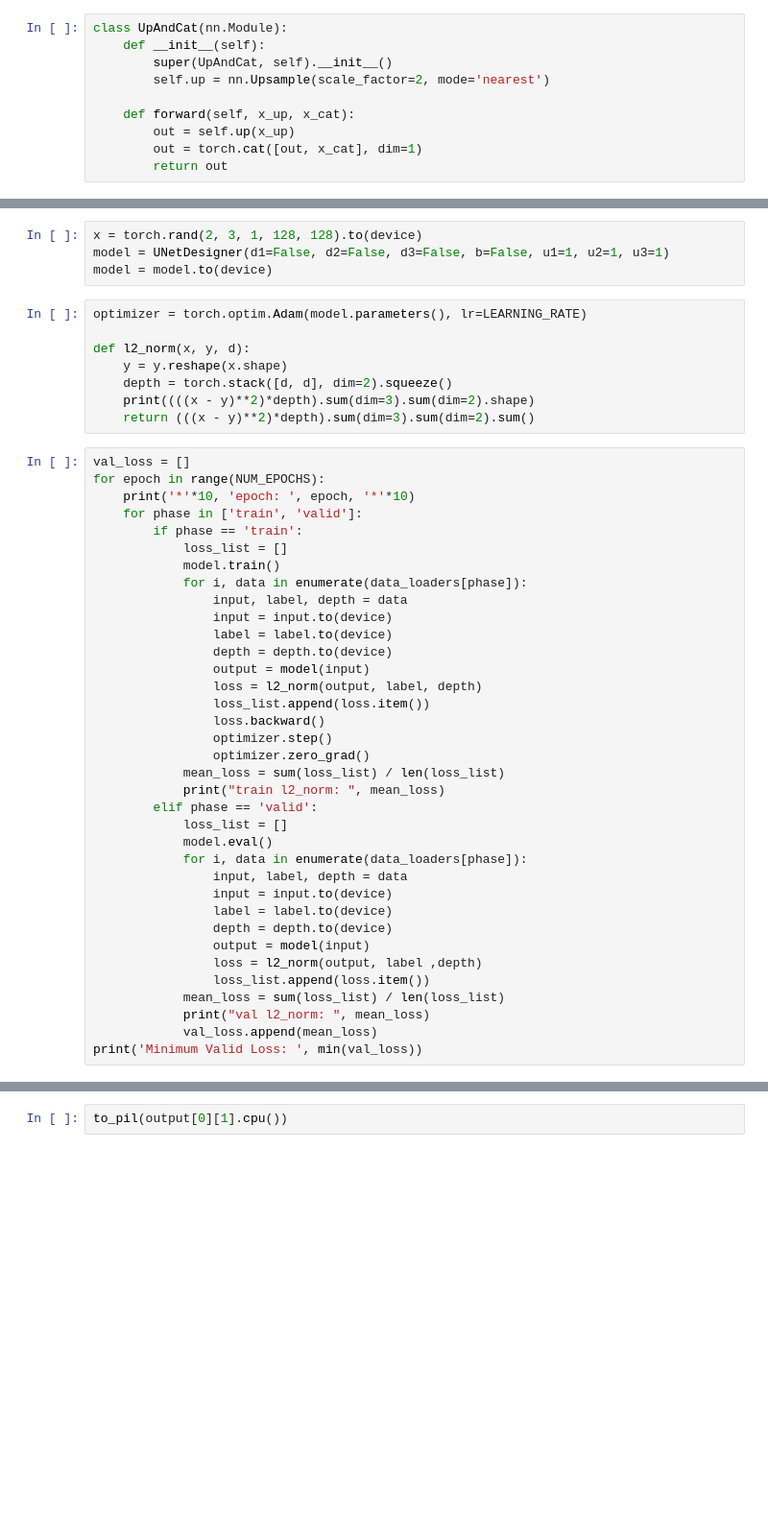
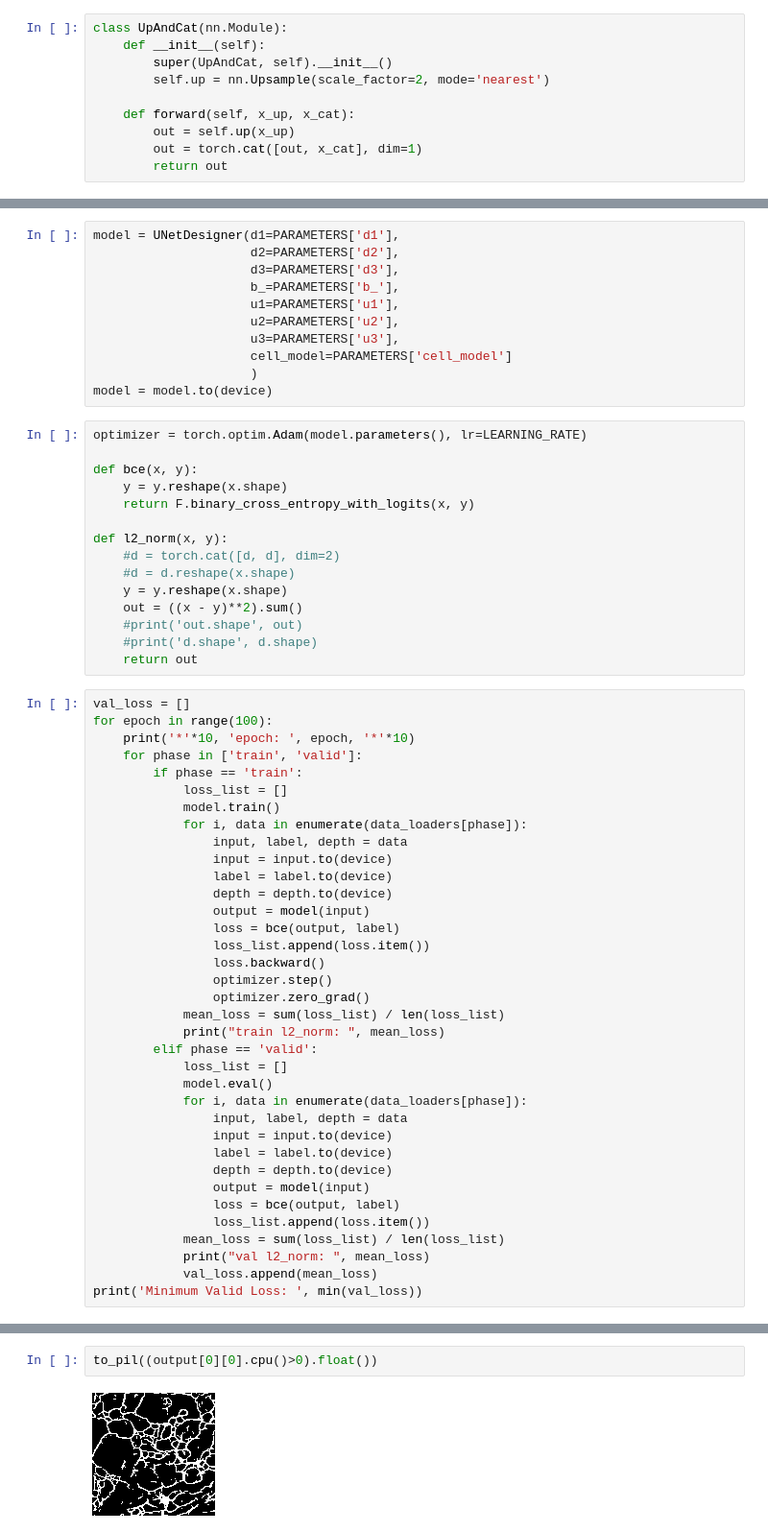
Before and after one commit to Afchis/r_unet, a Jupyter notebook: UNet.ipynb, the cells around one changed output, grey strips where cells are left out. Shown: that part at 96% size. Drawn from its saved outputs; the diff is of its cells as text; blank space fills up the shorter version.

```diff
--- a/UNet.ipynb
+++ b/UNet.ipynb
@@ -389,21 +648,35 @@ class UNetDesigner(nn.Module):
 
         out = self.final(up_feat1)
         return out
-# %%
-x = torch.rand(2, 3, 1, 128, 128).to(device)
-model = UNetDesigner(d1=False, d2=False, d3=False, b=False, u1=1, u2=1, u3=1)
-model = model.to(device)
+# %%
+model = UNetDesigner(d1=PARAMETERS['d1'],
+                     d2=PARAMETERS['d2'],
+                     d3=PARAMETERS['d3'],
+                     b_=PARAMETERS['b_'],
+                     u1=PARAMETERS['u1'],
+                     u2=PARAMETERS['u2'],
+                     u3=PARAMETERS['u3'],
+                     cell_model=PARAMETERS['cell_model']
+                     )
+model = model.to(device)
 # %%
 optimizer = torch.optim.Adam(model.parameters(), lr=LEARNING_RATE)
 
-def l2_norm(x, y, d):
+def bce(x, y):
     y = y.reshape(x.shape)
-    depth = torch.stack([d, d], dim=2).squeeze()
-    print((((x - y)**2)*depth).sum(dim=3).sum(dim=2).shape)
-    return (((x - y)**2)*depth).sum(dim=3).sum(dim=2).sum()
+    return F.binary_cross_entropy_with_logits(x, y)
+
+def l2_norm(x, y):
+    #d = torch.cat([d, d], dim=2)
+    #d = d.reshape(x.shape)
+    y = y.reshape(x.shape)
+    out = ((x - y)**2).sum()
+    #print('out.shape', out)
+    #print('d.shape', d.shape)
+    return out
 # %%
 val_loss = []
-for epoch in range(NUM_EPOCHS):
+for epoch in range(100):
     print('*'*10, 'epoch: ', epoch, '*'*10)
     for phase in ['train', 'valid']:
         if phase == 'train':
@@ -415,7 +688,7 @@ for epoch in range(NUM_EPOCHS):
                 label = label.to(device)
                 depth = depth.to(device)
                 output = model(input)
-                loss = l2_norm(output, label, depth)
+                loss = bce(output, label)
                 loss_list.append(loss.item())
                 loss.backward()
                 optimizer.step()
@@ -431,7 +704,7 @@ for epoch in range(NUM_EPOCHS):
                 label = label.to(device)
                 depth = depth.to(device)
                 output = model(input)
-                loss = l2_norm(output, label ,depth)
+                loss = bce(output, label)
                 loss_list.append(loss.item())
             mean_loss = sum(loss_list) / len(loss_list)
             print("val l2_norm: ", mean_loss)
@@ -461,2 +751,4 @@ output.shape
 # %%
-to_pil(output[0][1].cpu())
+to_pil((output[0][0].cpu()>0).float())
+# %% [output]
+[figure, added]
```
Also changed, not shown: parts of 16 cells of this notebook, 1 other file.
